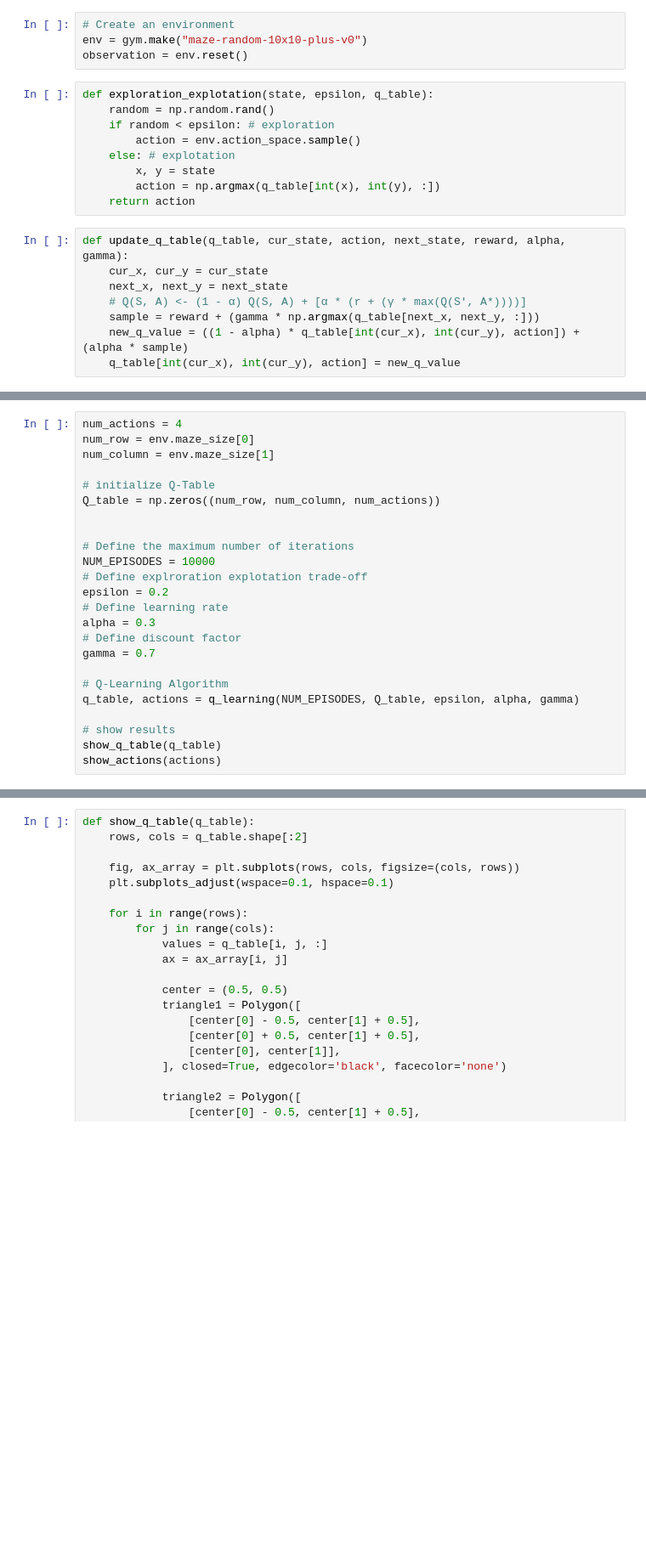
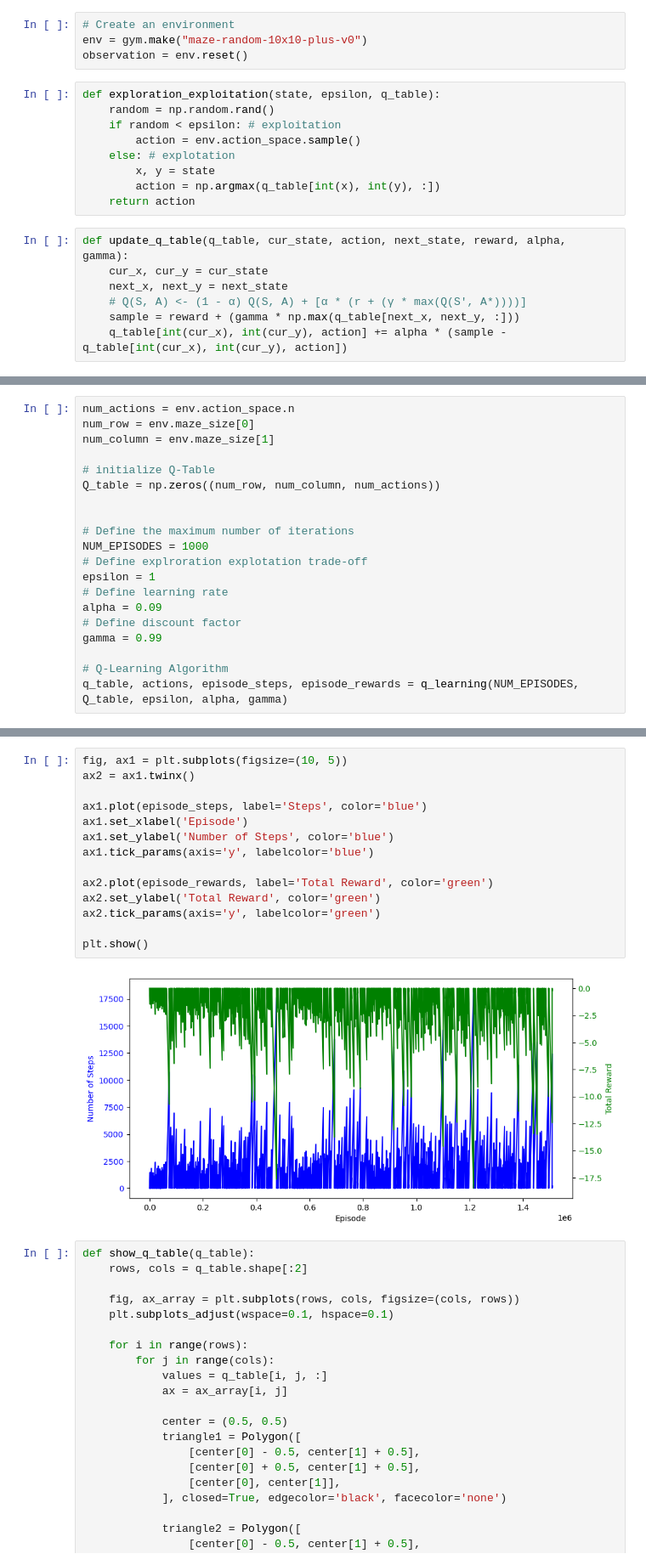
Before and after one commit to SheidaAbedpour/Reinforcement-Learning-in-Random-Mazes, a Jupyter notebook: maze.ipynb, the cells around one changed output, grey strips where cells are left out. Shown at 85% size. Drawn from its saved outputs; the diff is of its cells as text; blank space fills up the shorter version.

```diff
--- a/maze.ipynb
+++ b/maze.ipynb
@@ -12,9 +12,9 @@ from matplotlib.patches import Polygon
 env = gym.make("maze-random-10x10-plus-v0")
 observation = env.reset()
 # %%
-def exploration_explotation(state, epsilon, q_table):
+def exploration_exploitation(state, epsilon, q_table):
     random = np.random.rand()
-    if random < epsilon: # exploration
+    if random < epsilon: # exploitation
         action = env.action_space.sample()
     else: # explotation
         x, y = state
@@ -25,7 +25,6 @@ def update_q_table(q_table, cur_state, action, next_state, reward, alpha, gamma)
     cur_x, cur_y = cur_state
     next_x, next_y = next_state
     # Q(S, A) <- (1 - α) Q(S, A) + [α * (r + (γ * max(Q(S', A*))))]
-    sample = reward + (gamma * np.argmax(q_table[next_x, next_y, :]))
-    new_q_value = ((1 - alpha) * q_table[int(cur_x), int(cur_y), action]) + (alpha * sample)
-    q_table[int(cur_x), int(cur_y), action] = new_q_value
+    sample = reward + (gamma * np.max(q_table[next_x, next_y, :]))
+    q_table[int(cur_x), int(cur_y), action] += alpha * (sample - q_table[int(cur_x), int(cur_y), action])
 # %%
@@ -83,5 +90,5 @@ def q_learning(num_episodes, q_table, epsilon, alpha, gamma):
 # %%
-num_actions = 4
+num_actions = env.action_space.n
 num_row = env.maze_size[0]
 num_column = env.maze_size[1]
 
@@ -90,17 +97,13 @@ Q_table = np.zeros((num_row, num_column, num_actions))
 
 
 # Define the maximum number of iterations
-NUM_EPISODES = 10000
+NUM_EPISODES = 1000
 # Define explroration explotation trade-off
-epsilon = 0.2
+epsilon = 1
 # Define learning rate
-alpha = 0.3
+alpha = 0.09
 # Define discount factor
-gamma = 0.7
+gamma = 0.99
 
 # Q-Learning Algorithm
-q_table, actions = q_learning(NUM_EPISODES, Q_table, epsilon, alpha, gamma)
-
-# show results
-show_q_table(q_table)
-show_actions(actions)
+q_table, actions, episode_steps, episode_rewards = q_learning(NUM_EPISODES, Q_table, epsilon, alpha, gamma)
@@ -107,3 +128,19 @@ show_actions(actions)
+# %%
+fig, ax1 = plt.subplots(figsize=(10, 5))
+ax2 = ax1.twinx()
+
+ax1.plot(episode_steps, label='Steps', color='blue')
+ax1.set_xlabel('Episode')
+ax1.set_ylabel('Number of Steps', color='blue')
+ax1.tick_params(axis='y', labelcolor='blue')
+
+ax2.plot(episode_rewards, label='Total Reward', color='green')
+ax2.set_ylabel('Total Reward', color='green')
+ax2.tick_params(axis='y', labelcolor='green')
+
+plt.show()
+# %% [output]
+[figure, added]
 # %%
 def show_q_table(q_table):
     rows, cols = q_table.shape[:2]
```
Also changed, not shown: parts of 6 cells of this notebook.
